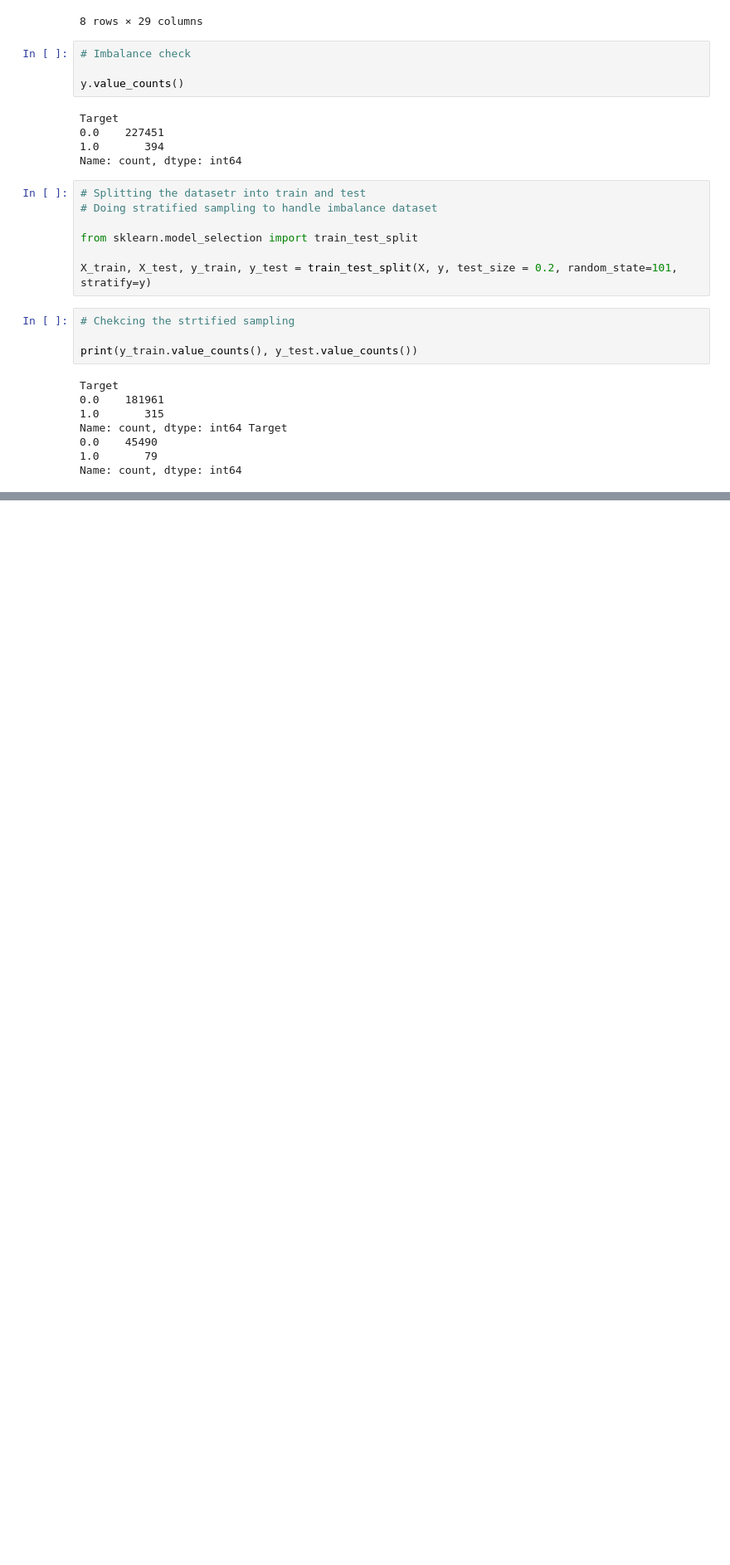
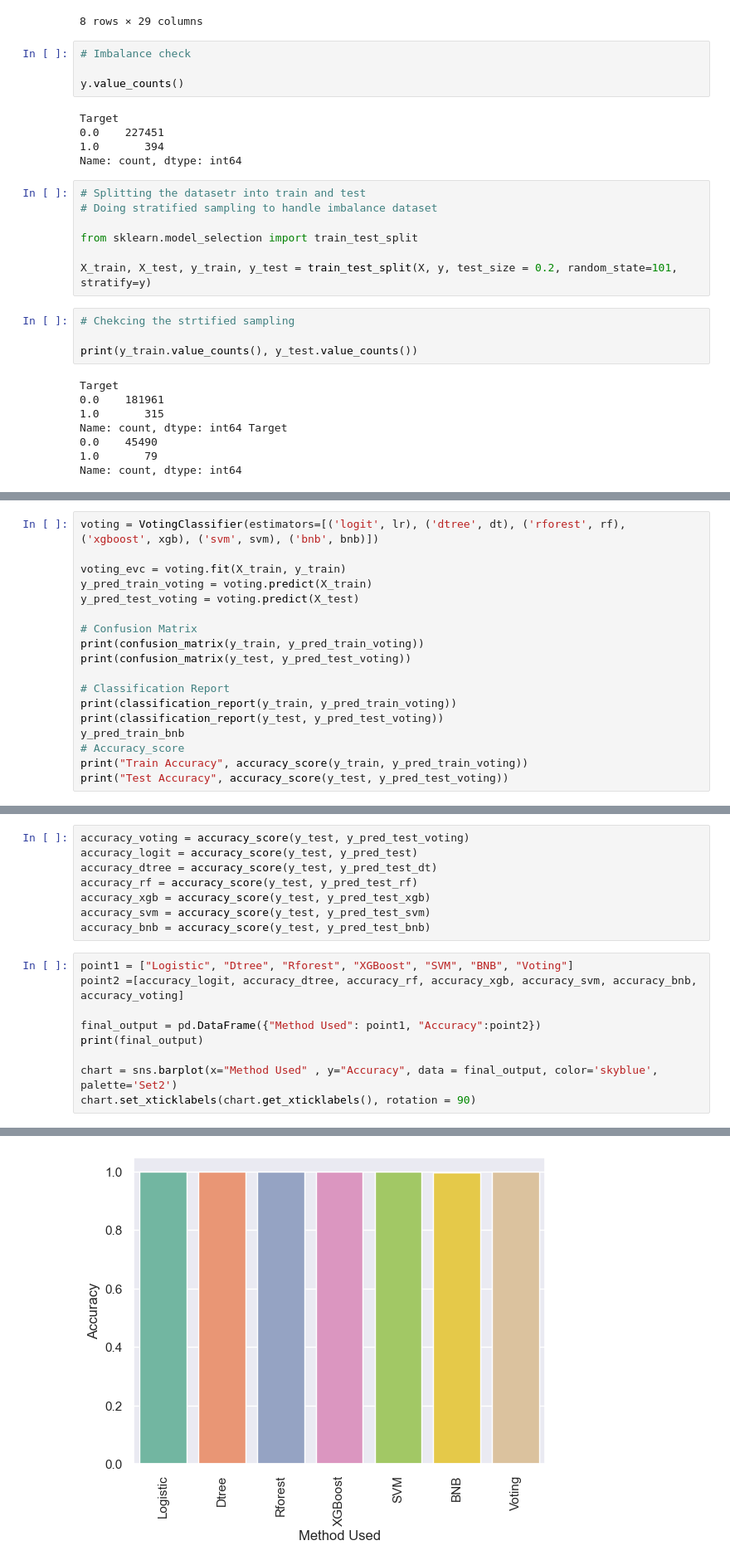
Before and after one commit to bikramcodes/Fraud-Transaction-Detector, a Jupyter notebook: notebooks/data_exploration.ipynb, the cells around one changed output, grey strips where cells are left out. Shown at 83% size. Cells and saved outputs as stored; diff of their text form; blank space fills up the shorter version.

```diff
--- a/notebooks/data_exploration.ipynb
+++ b/notebooks/data_exploration.ipynb
@@ -778,0 +1054,18 @@ Name: count, dtype: int64
+# %%
+voting = VotingClassifier(estimators=[('logit', lr), ('dtree', dt), ('rforest', rf), ('xgboost', xgb), ('svm', svm), ('bnb', bnb)])
+
+voting_evc = voting.fit(X_train, y_train)
+y_pred_train_voting = voting.predict(X_train)
+y_pred_test_voting = voting.predict(X_test)
+
+# Confusion Matrix
+print(confusion_matrix(y_train, y_pred_train_voting))
+print(confusion_matrix(y_test, y_pred_test_voting))
+
+# Classification Report
+print(classification_report(y_train, y_pred_train_voting))
+print(classification_report(y_test, y_pred_test_voting))
+y_pred_train_bnb
+# Accuracy_score
+print("Train Accuracy", accuracy_score(y_train, y_pred_train_voting))
+print("Test Accuracy", accuracy_score(y_test, y_pred_test_voting))
@@ -778,0 +1090,18 @@ Name: count, dtype: int64
+# %%
+accuracy_voting = accuracy_score(y_test, y_pred_test_voting)
+accuracy_logit = accuracy_score(y_test, y_pred_test)
+accuracy_dtree = accuracy_score(y_test, y_pred_test_dt)
+accuracy_rf = accuracy_score(y_test, y_pred_test_rf)
+accuracy_xgb = accuracy_score(y_test, y_pred_test_xgb)
+accuracy_svm = accuracy_score(y_test, y_pred_test_svm)
+accuracy_bnb = accuracy_score(y_test, y_pred_test_bnb)
+# %%
+point1 = ["Logistic", "Dtree", "Rforest", "XGBoost", "SVM", "BNB", "Voting"]
+point2 =[accuracy_logit, accuracy_dtree, accuracy_rf, accuracy_xgb, accuracy_svm, accuracy_bnb, accuracy_voting]
+
+final_output = pd.DataFrame({"Method Used": point1, "Accuracy":point2})
+print(final_output)
+
+chart = sns.barplot(x="Method Used" , y="Accuracy", data = final_output, color='skyblue', palette='Set2')
+chart.set_xticklabels(chart.get_xticklabels(), rotation = 90)
+# %% [output]
@@ -778,0 +1123 @@ Name: count, dtype: int64
+[figure, added]
```
Also changed, not shown: parts of 18 cells of this notebook, 29 other files.
